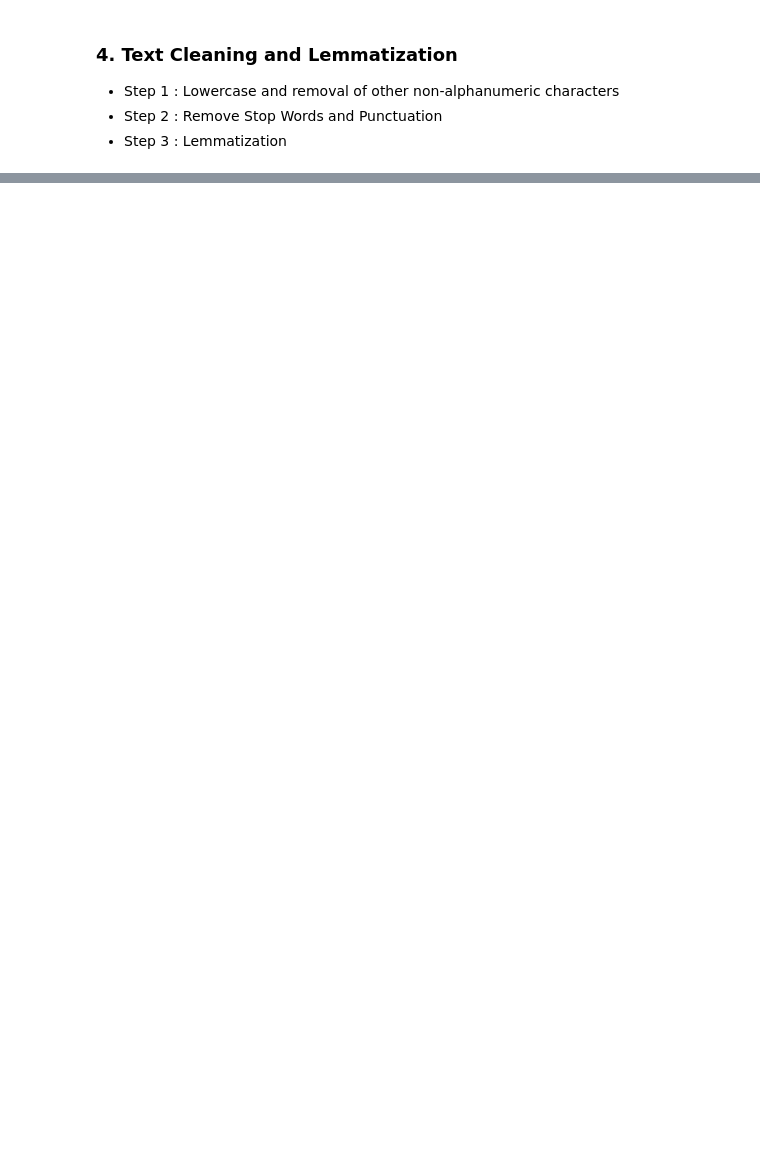
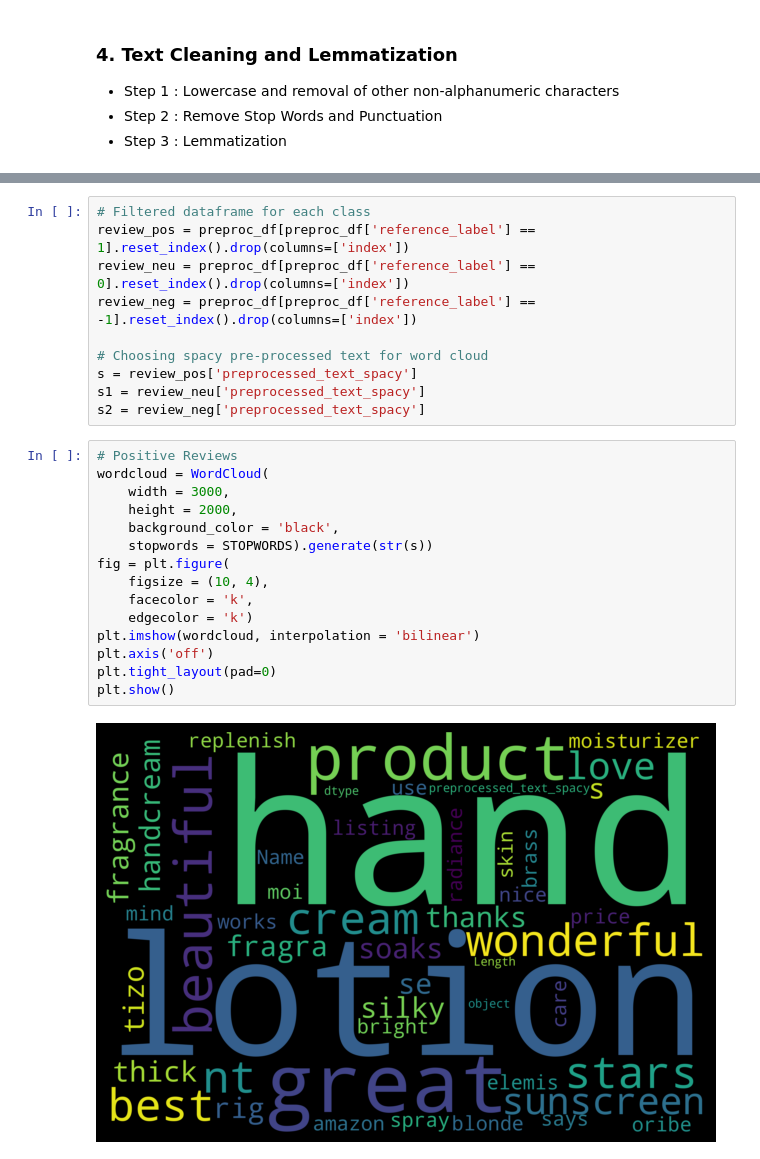
Before and after one commit to dhanavikram/ProductReviewClassification, a Jupyter notebook: main.ipynb, the cells around one changed output, grey strips where cells are left out. Cells and saved outputs as stored; diff of their text form; blank space fills up the shorter version.

```diff
--- a/main.ipynb
+++ b/main.ipynb
@@ -156,0 +213,27 @@ preproc_df.head()
+# %%
+# Filtered dataframe for each class
+review_pos = preproc_df[preproc_df['reference_label'] == 1].reset_index().drop(columns=['index'])
+review_neu = preproc_df[preproc_df['reference_label'] == 0].reset_index().drop(columns=['index'])
+review_neg = preproc_df[preproc_df['reference_label'] == -1].reset_index().drop(columns=['index'])
+
+# Choosing spacy pre-processed text for word cloud
+s = review_pos['preprocessed_text_spacy']
+s1 = review_neu['preprocessed_text_spacy']
+s2 = review_neg['preprocessed_text_spacy']
+# %%
+# Positive Reviews
+wordcloud = WordCloud(
+    width = 3000,
+    height = 2000,
+    background_color = 'black',
+    stopwords = STOPWORDS).generate(str(s))
+fig = plt.figure(
+    figsize = (10, 4),
+    facecolor = 'k',
+    edgecolor = 'k')
+plt.imshow(wordcloud, interpolation = 'bilinear')
+plt.axis('off')
+plt.tight_layout(pad=0)
+plt.show()
+# %% [output]
+[figure, added]
```
Also changed, not shown: parts of 12 cells of this notebook.
